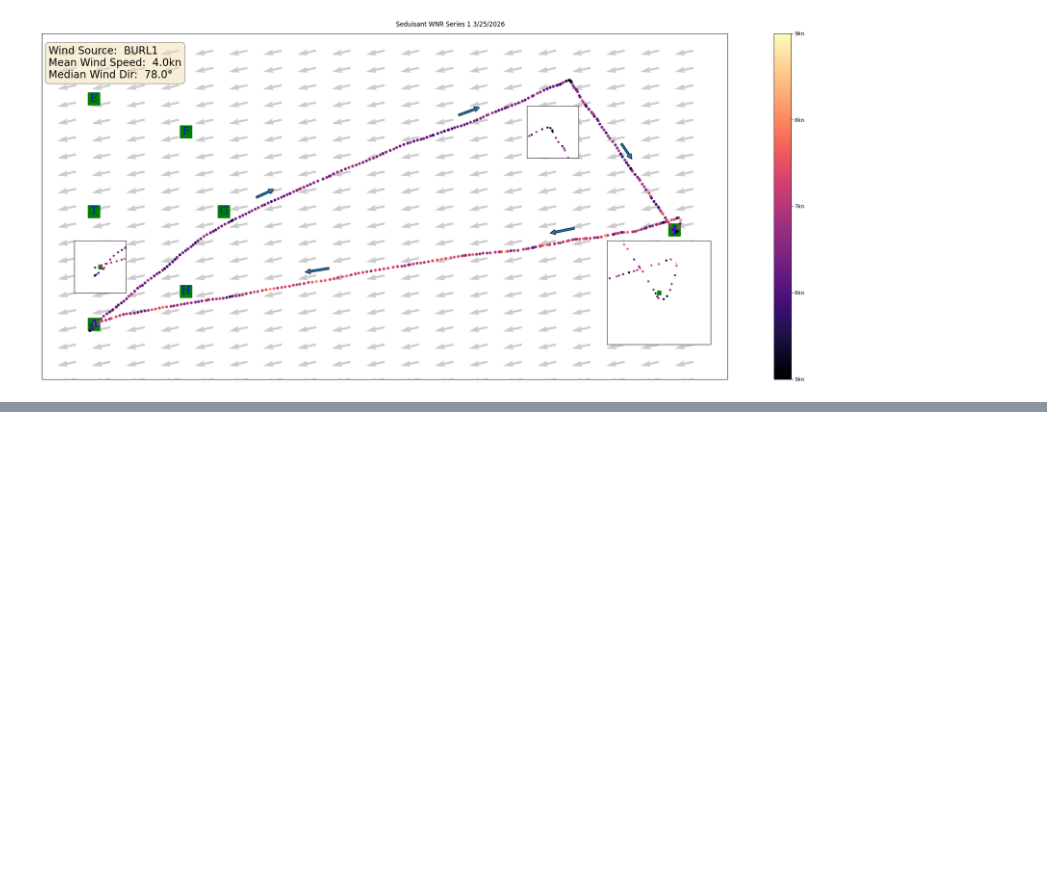
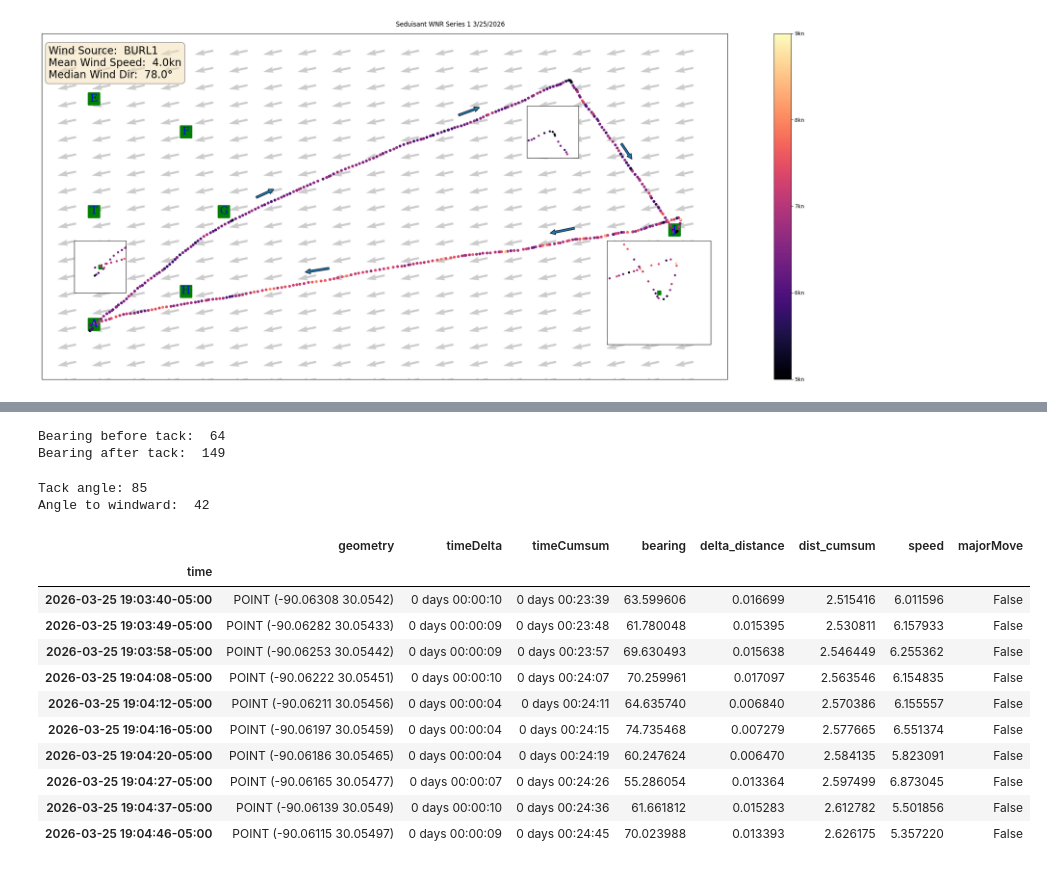
Before and after one commit to GarysCorner/RegattaTracking, a Jupyter notebook: 2026-03-25 Seduisant.ipynb, the cells around one changed output, grey strips where cells are left out. Drawn from its saved outputs; the diff is of its cells as text; code cells hidden in the pictures; blank space fills up the shorter version.

```diff
--- a/2026-03-25 Seduisant.ipynb
+++ b/2026-03-25 Seduisant.ipynb
@@ -26,6 +26,9 @@ nm2Meter = 1852.0
 norm = mpl.colors.Normalize(vmin=5, vmax = 9, clip=True)
 colorbarTicks = numpy.arange(norm.vmin,norm.vmax+0.001,1.0)
 colorMap = mpl.cm.magma
+# %%
+wgs84 = pyproj.crs.CRS.from_string('WGS84')
+utm = pyproj.crs.CRS.from_string('EPSG:32615')
 # %%
 Path(outputPath).mkdir(exist_ok=True,parents=True)
 # %%
@@ -62,7 +65,7 @@ for child in trkSegXML:
 
     trkList.append(data)
 
-trkGdf = gpd.GeoDataFrame(data=pd.DataFrame.from_dict(trkList), geometry='geometry', crs='WGS84')
+trkGdf = gpd.GeoDataFrame(data=pd.DataFrame.from_dict(trkList), geometry='geometry', crs=wgs84)
 # %%
 trkGdf['time'] = pd.to_datetime( trkGdf['time'] ).dt.tz_convert('US/Central')
 print(f"Start time {trkGdf['time'].min()}")
@@ -198,6 +201,8 @@ trkGdf[trkGdf['majorMove']]
 | 2026-03-25 19:14:30-05:00 | POINT (-90.05141 30.04277) | 0 days 00:00:06 | 0 days 00:34:29 | 309.796641 | 0.011624 | 3.666867 | 6.974361 | True |
 | 2026-03-25 19:14:35-05:00 | POINT (-90.05155 30.04274) | 0 days 00:00:05 | 0 days 00:34:34 | 254.411189 | 0.007804 | 3.674671 | 5.618637 | True |
 | 2026-03-25 19:14:42-05:00 | POINT (-90.05179 30.04262) | 0 days 00:00:07 | 0 days 00:34:41 | 241.115605 | 0.014333 | 3.689003 | 7.371048 | True |
+# %%
+tackPt = '2026-03-25 19:04:51-05:00'
 # %%
 fig,ax = plt.subplots(1, figsize=figsize ,subplot_kw={'projection': proj})
 
@@ -243,0 +297,28 @@ fig.savefig(f"{outputPath}/{outfileBase}.svg")
+# %%
+print(f"Bearing before tack:  {beforeTackBearing:.0f}")
+print(f"Bearing after tack:  {afterTackBearing:.0f}")
+# %% [output]
+Bearing before tack:  64
+Bearing after tack:  149
+# %%
+tackAngle = afterTackBearing - beforeTackBearing
+print(f"Tack angle: {tackAngle:.0f}")
+print(f"Angle to windward:  {tackAngle / 2.0:.0f}")
+# %% [output]
+Tack angle: 85
+Angle to windward:  42
+# %%
+trkGdf[trkGdf.index < tackPt].tail(10)
+# %% [output]
+|  | geometry | timeDelta | timeCumsum | bearing | delta_distance | dist_cumsum | speed | majorMove |
+| time |  |  |  |  |  |  |  |  |
+| 2026-03-25 19:03:40-05:00 | POINT (-90.06308 30.0542) | 0 days 00:00:10 | 0 days 00:23:39 | 63.599606 | 0.016699 | 2.515416 | 6.011596 | False |
+| 2026-03-25 19:03:49-05:00 | POINT (-90.06282 30.05433) | 0 days 00:00:09 | 0 days 00:23:48 | 61.780048 | 0.015395 | 2.530811 | 6.157933 | False |
+| 2026-03-25 19:03:58-05:00 | POINT (-90.06253 30.05442) | 0 days 00:00:09 | 0 days 00:23:57 | 69.630493 | 0.015638 | 2.546449 | 6.255362 | False |
+| 2026-03-25 19:04:08-05:00 | POINT (-90.06222 30.05451) | 0 days 00:00:10 | 0 days 00:24:07 | 70.259961 | 0.017097 | 2.563546 | 6.154835 | False |
+| 2026-03-25 19:04:12-05:00 | POINT (-90.06211 30.05456) | 0 days 00:00:04 | 0 days 00:24:11 | 64.635740 | 0.006840 | 2.570386 | 6.155557 | False |
+| 2026-03-25 19:04:16-05:00 | POINT (-90.06197 30.05459) | 0 days 00:00:04 | 0 days 00:24:15 | 74.735468 | 0.007279 | 2.577665 | 6.551374 | False |
+| 2026-03-25 19:04:20-05:00 | POINT (-90.06186 30.05465) | 0 days 00:00:04 | 0 days 00:24:19 | 60.247624 | 0.006470 | 2.584135 | 5.823091 | False |
+| 2026-03-25 19:04:27-05:00 | POINT (-90.06165 30.05477) | 0 days 00:00:07 | 0 days 00:24:26 | 55.286054 | 0.013364 | 2.597499 | 6.873045 | False |
+| 2026-03-25 19:04:37-05:00 | POINT (-90.06139 30.0549) | 0 days 00:00:10 | 0 days 00:24:36 | 61.661812 | 0.015283 | 2.612782 | 5.501856 | False |
+| 2026-03-25 19:04:46-05:00 | POINT (-90.06115 30.05497) | 0 days 00:00:09 | 0 days 00:24:45 | 70.023988 | 0.013393 | 2.626175 | 5.357220 | False |
```
Also changed, not shown: parts of 10 cells of this notebook.
